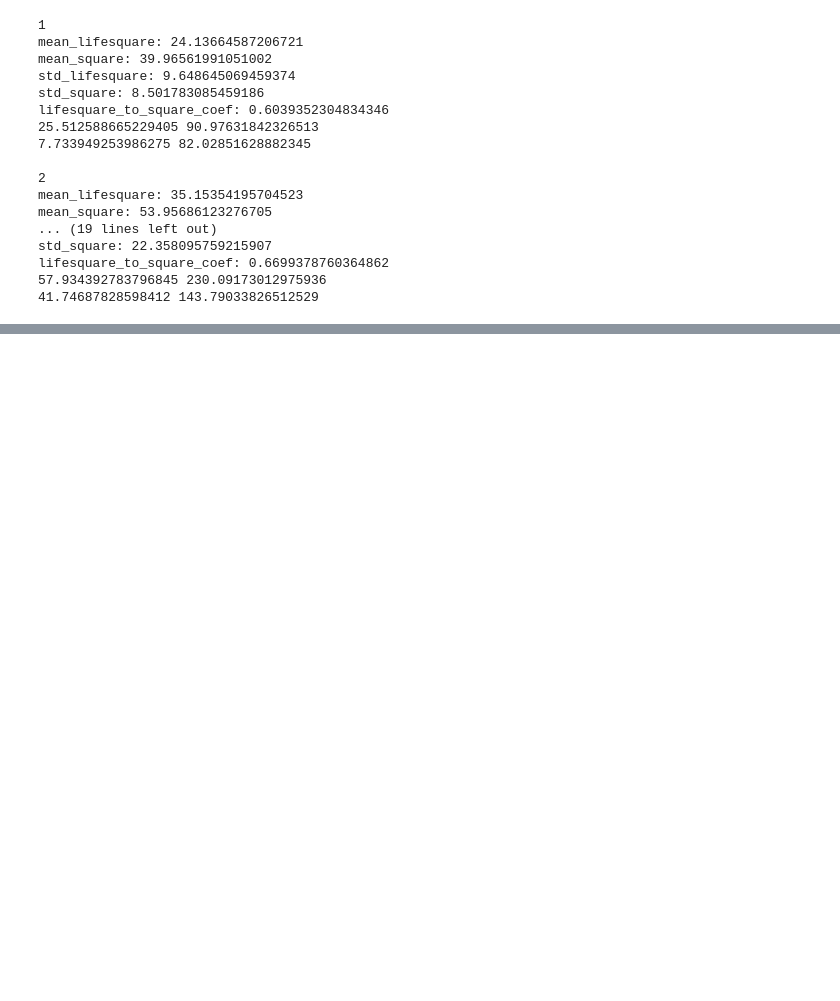
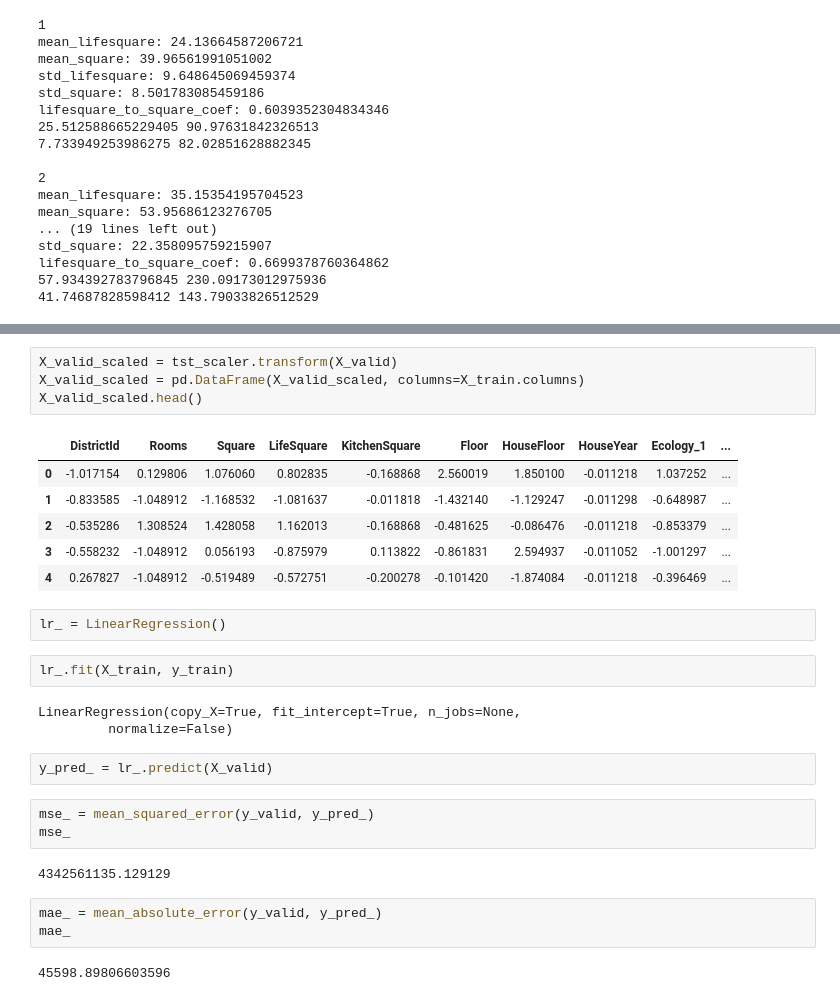
Before and after one commit to Bocharick/GeekBrains_AI_Python_for_data_science, a Jupyter notebook: CourseProject/cleanovik.ipynb, the cells around one changed output, grey strips where cells are left out. Drawn from its saved outputs; the diff is of its cells as text; blank space fills up the shorter version.

```diff
--- a/CourseProject/cleanovik.ipynb
+++ b/CourseProject/cleanovik.ipynb
@@ -451,0 +536,30 @@ lifesquare_to_square_coef: 0.6699378760364862
+# %%
+X_valid_scaled = tst_scaler.transform(X_valid)
+X_valid_scaled = pd.DataFrame(X_valid_scaled, columns=X_train.columns)
+X_valid_scaled.head()
+# %% [output]
+|  | DistrictId | Rooms | Square | LifeSquare | KitchenSquare | Floor | HouseFloor | HouseYear | Ecology_1 | ... |
+| 0 | -1.017154 | 0.129806 | 1.076060 | 0.802835 | -0.168868 | 2.560019 | 1.850100 | -0.011218 | 1.037252 | ... |
+| 1 | -0.833585 | -1.048912 | -1.168532 | -1.081637 | -0.011818 | -1.432140 | -1.129247 | -0.011298 | -0.648987 | ... |
+| 2 | -0.535286 | 1.308524 | 1.428058 | 1.162013 | -0.168868 | -0.481625 | -0.086476 | -0.011218 | -0.853379 | ... |
+| 3 | -0.558232 | -1.048912 | 0.056193 | -0.875979 | 0.113822 | -0.861831 | 2.594937 | -0.011052 | -1.001297 | ... |
+| 4 | 0.267827 | -1.048912 | -0.519489 | -0.572751 | -0.200278 | -0.101420 | -1.874084 | -0.011218 | -0.396469 | ... |
+# %%
+lr_ = LinearRegression()
+# %%
+lr_.fit(X_train, y_train)
+# %% [output]
+LinearRegression(copy_X=True, fit_intercept=True, n_jobs=None,
+         normalize=False)
+# %%
+y_pred_ = lr_.predict(X_valid)
+# %%
+mse_ = mean_squared_error(y_valid, y_pred_)
+mse_
+# %% [output]
+4342561135.129129
+# %%
+mae_ = mean_absolute_error(y_valid, y_pred_)
+mae_
+# %% [output]
+45598.89806603596
```
Also changed, not shown: parts of 32 cells of this notebook.
